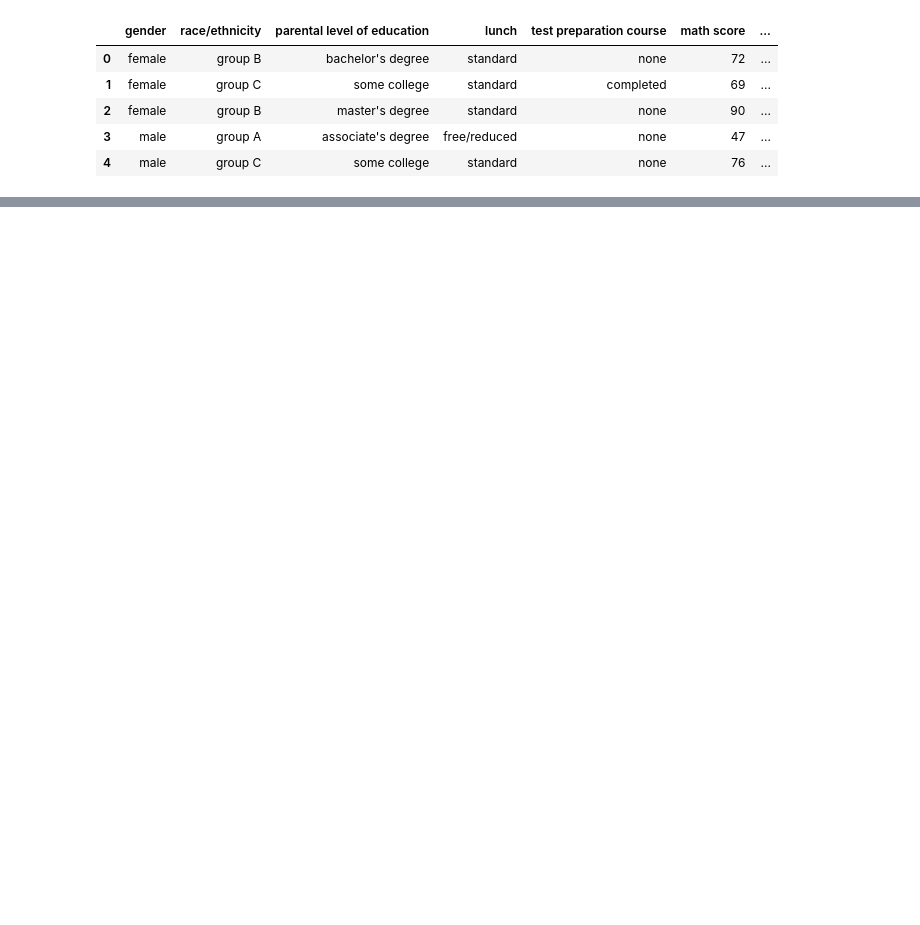
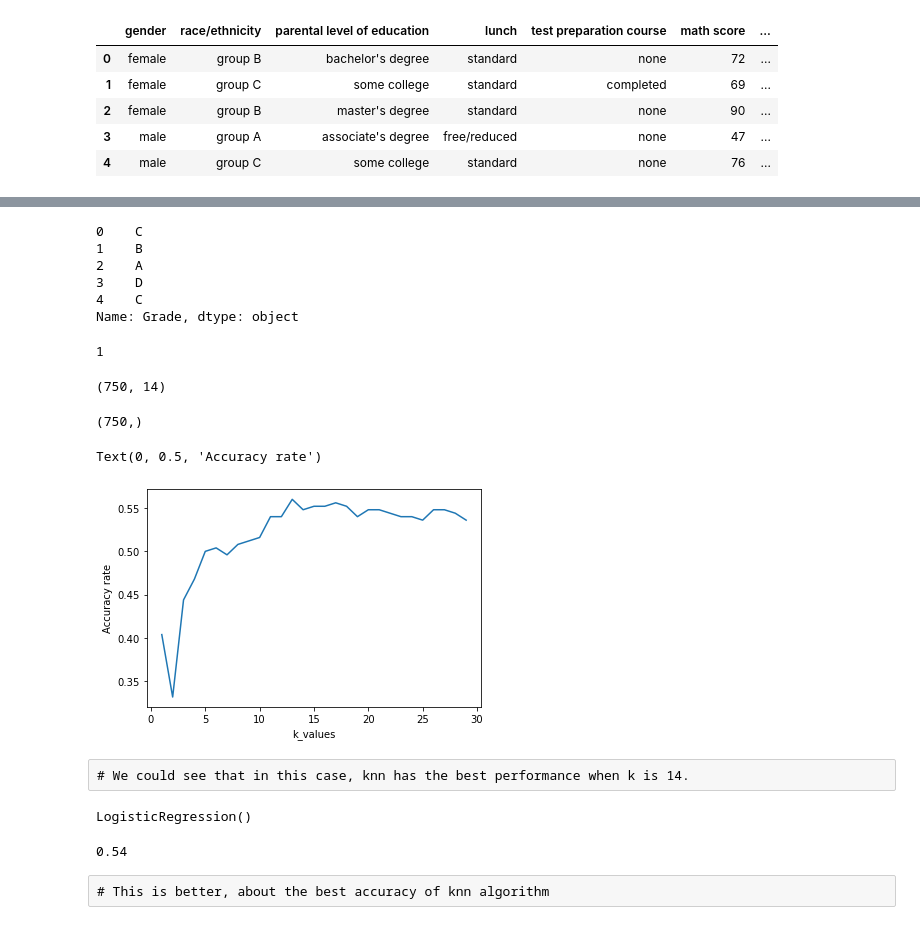
Before and after one commit to AmosChenZixuan/CIS_Research_Project, a Jupyter notebook: student_data_example.ipynb, the cells around one changed output, grey strips where cells are left out. Saved outputs shown, nothing was run; the diff lists cells and outputs as text; code cells hidden in the pictures; blank space fills up the shorter version.

```diff
--- a/student_data_example.ipynb
+++ b/student_data_example.ipynb
@@ -97,0 +185,10 @@ len(data_exam)
+# %%
+y = data_exam.iloc[:, 15]
+y.head()
+# %% [output]
+0    C
+1    B
+2    A
+3    D
+4    C
+Name: Grade, dtype: object
@@ -97,0 +197,9 @@ len(data_exam)
+# %%
+le = preprocessing.LabelEncoder()
+le.fit(y)
+y = le.transform(y)
+
+Grade = le.classes_
+Grade[1]
+# %% [output]
+1
@@ -97,0 +211,28 @@ len(data_exam)
+# %%
+x_train,x_test,y_train,y_test = train_test_split(x, y, test_size = 0.25, random_state = 10)
+# %%
+# check train & test has the same length
+x_train.shape
+# %% [output]
+(750, 14)
+# %%
+y_train.shape
+# %% [output]
+(750,)
+# %%
+accuracy_rate = []
+k_range = list(range(1, 30))
+for k in k_range:
+    knn = KNeighborsClassifier(n_neighbors = k)
+    knn.fit(x_train, y_train)
+    kprediction = knn.predict(x_test)
+    accuracy_rate.append(metrics.accuracy_score(kprediction, y_test))
+# %%
+plt.plot(k_range, accuracy_rate)
+plt.xlabel('k_value')
+plt.ylabel('Accuracy rate')
+# %% [output]
+Text(0, 0.5, 'Accuracy rate')
+[figure, added]
+# %% [raw]
+# We could see that in this case, knn has the best performance when k is 14.
@@ -97,0 +242,12 @@ len(data_exam)
+# %%
+lreg.fit(x_train,y_train)
+# %% [output]
+LogisticRegression()
+# %%
+lrpred = lreg.predict(x_test)
+Logistic_regression_result = metrics.accuracy_score(lrpred, y_test)
+print (Logistic_regression_result)
+# %% [output]
+0.54
+# %% [raw]
+# This is better, about the best accuracy of knn algorithm
```
Also changed, not shown: parts of 23 cells of this notebook.
